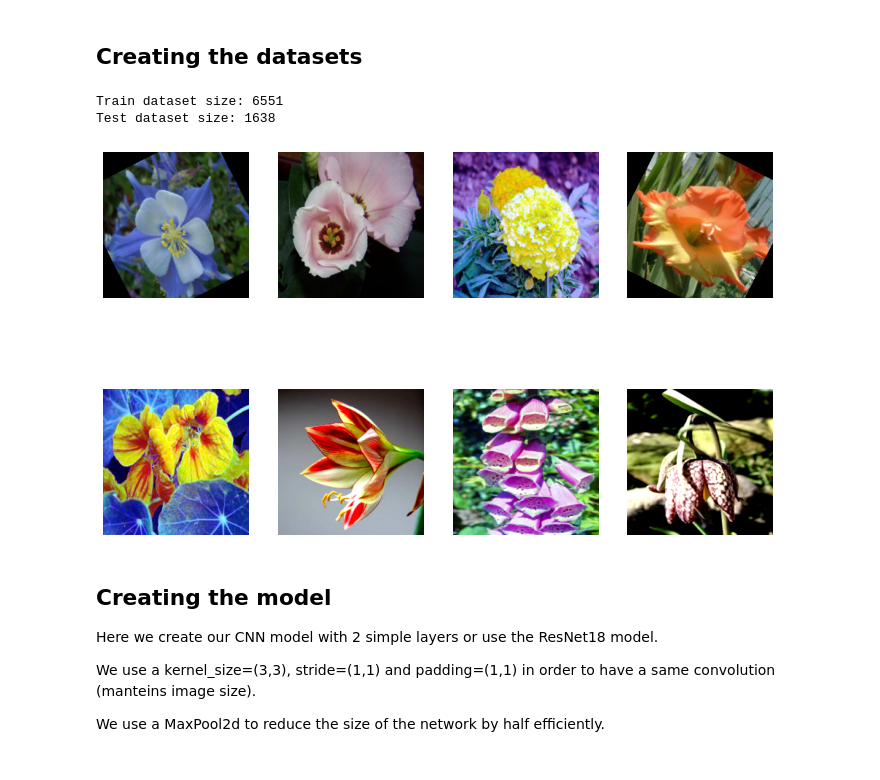
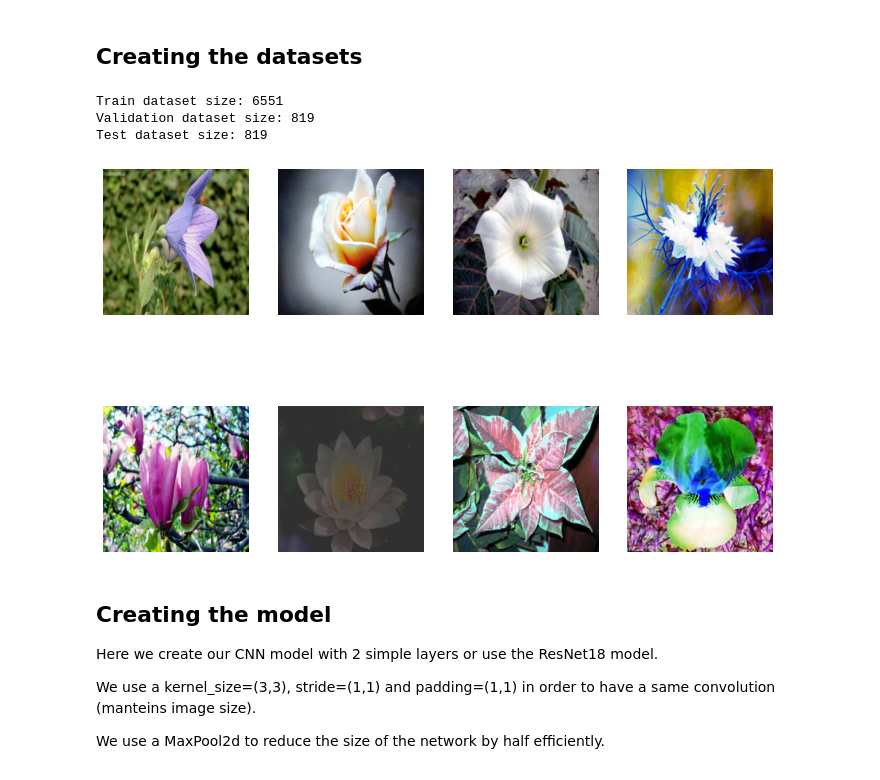
Before and after one commit to Baccega/flower-classifier, a Jupyter notebook: flower-classifier.ipynb, the cells around one changed output. Saved outputs shown, nothing was run; the diff lists cells and outputs as text; code cells hidden in the pictures.

```diff
--- a/flower-classifier.ipynb
+++ b/flower-classifier.ipynb
@@ -20,13 +20,14 @@ import os
 import tqdm
 import matplotlib.pyplot as plt
 import skimage.io as skio
+from sklearn.metrics import confusion_matrix
+import seaborn as sn
 from tabulate import tabulate
 from torch import nn, optim
 import torch.nn.functional as F
 import torch.utils.data as data
 from torch.utils.data import Dataset
 from torch.utils.tensorboard import SummaryWriter
-# from torch.autograd import Variable
 from torchvision import transforms, models
 from torchvision.models import ResNet18_Weights
 
@@ -34,10 +35,11 @@ from torchvision.models import ResNet18_Weights
 
 CHOOSEN_MODEL = 1
 SEED = 151836
-DATASET_SPLIT = 0.8  # Get 80% of dataset for training, the rest for testing
+DATASET_SPLIT = 0.8             # Get 80% of dataset for training, the rest for testing/validation
+TESTING_VALIDATION_SPLIT = 0.5  # Get 50% of testing dataset for validation, the rest for testing
 
 BATCH_SIZE = 64
-N_EPOCHS = 8
+N_EPOCHS = 10
 HIDDEN_LAYERS_OUTPUT_CHANNELS = [8, 16]
 CROPPED_IMAGES_SIZE = 200
 LEARNING_RATE = 0.001
@@ -64,9 +66,6 @@ device = "cuda" if torch.cuda.is_available() else "cpu"
 #     else ("mps" if torch.backends.mps.is_available() else "cpu")
 # )
 
-# Tensorboard writer
-writer = SummaryWriter()
-
 print(f"-----\nPyTorch version: {torch.__version__}\nDevice: {device}\n-----")
 # %% [output]
 -----
@@ -157,38 +156,45 @@ transform = transforms.Compose(
 
 
 dataset = FlowerDateset(metadata, transform=transform)
 
 train_set_size = int(len(dataset) * DATASET_SPLIT)
-test_set_size = len(dataset) - train_set_size
+validation_set_size = int((len(dataset) - train_set_size)  * TESTING_VALIDATION_SPLIT)
+test_set_size = len(dataset) - validation_set_size - train_set_size
 
-train_dataset, test_dataset = data.random_split(
-    dataset, [train_set_size, test_set_size]
+train_dataset, validation_test_dataset = data.random_split(
+    dataset, [train_set_size, validation_set_size + test_set_size]
+)
+validation_dataset, test_dataset = data.random_split(
+    validation_test_dataset, [validation_set_size, test_set_size]
 )
 
 train_dataloader = data.DataLoader(train_dataset, batch_size=BATCH_SIZE, shuffle=True)
+validation_dataloader = data.DataLoader(validation_dataset, batch_size=BATCH_SIZE, shuffle=True)
 test_dataloader = data.DataLoader(
     test_dataset, batch_size=BATCH_SIZE, shuffle=True
 )
 
 print("Train dataset size: {}".format(len(train_dataset)))
+print("Validation dataset size: {}".format(len(validation_dataset)))
 print("Test dataset size: {}".format(len(test_dataset)))
 
 n_rows = 2
 n_cols = 4
 
 for x, y in train_dataloader:
     x = x.to(device)
     fig, ax = plt.subplots(nrows=n_rows, ncols=n_cols, figsize=(12, 8))
     for i in range(n_rows):
         for j in range(n_cols):
             ax[i, j].imshow(x[(i * n_cols) + j].cpu().permute(1,2,0))
             ax[i, j].axis("off")
             #ax[i, j].set_title(labelReference[label])
     break
 # %% [output]
 Train dataset size: 6551
-Test dataset size: 1638
+Validation dataset size: 819
+Test dataset size: 819
-[figure, old version]
+[figure, new version]
 # %% [markdown]
 ## Creating the model
 
```
Also changed, not shown: parts of 3 cells of this notebook, 2 other files.
